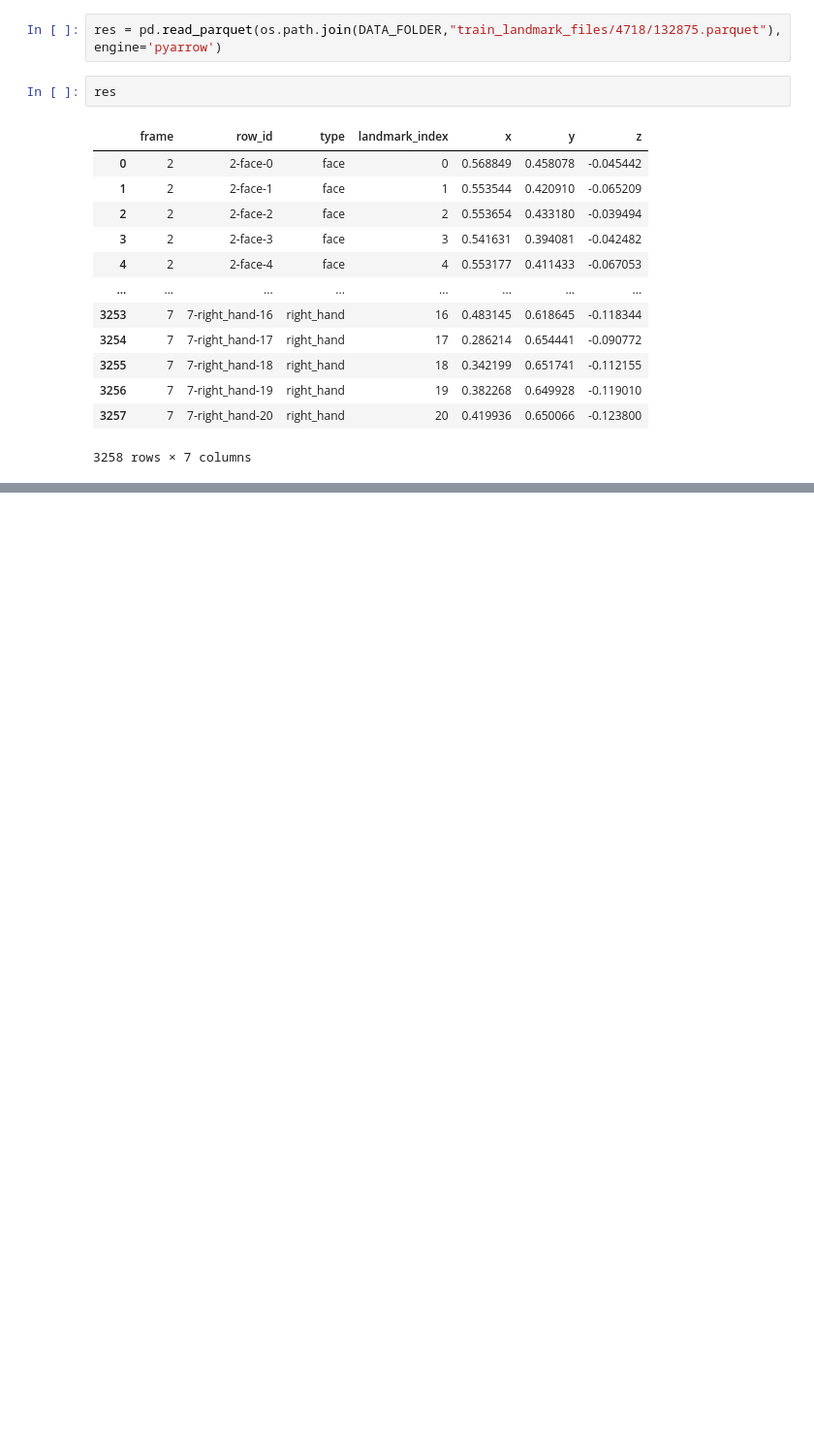
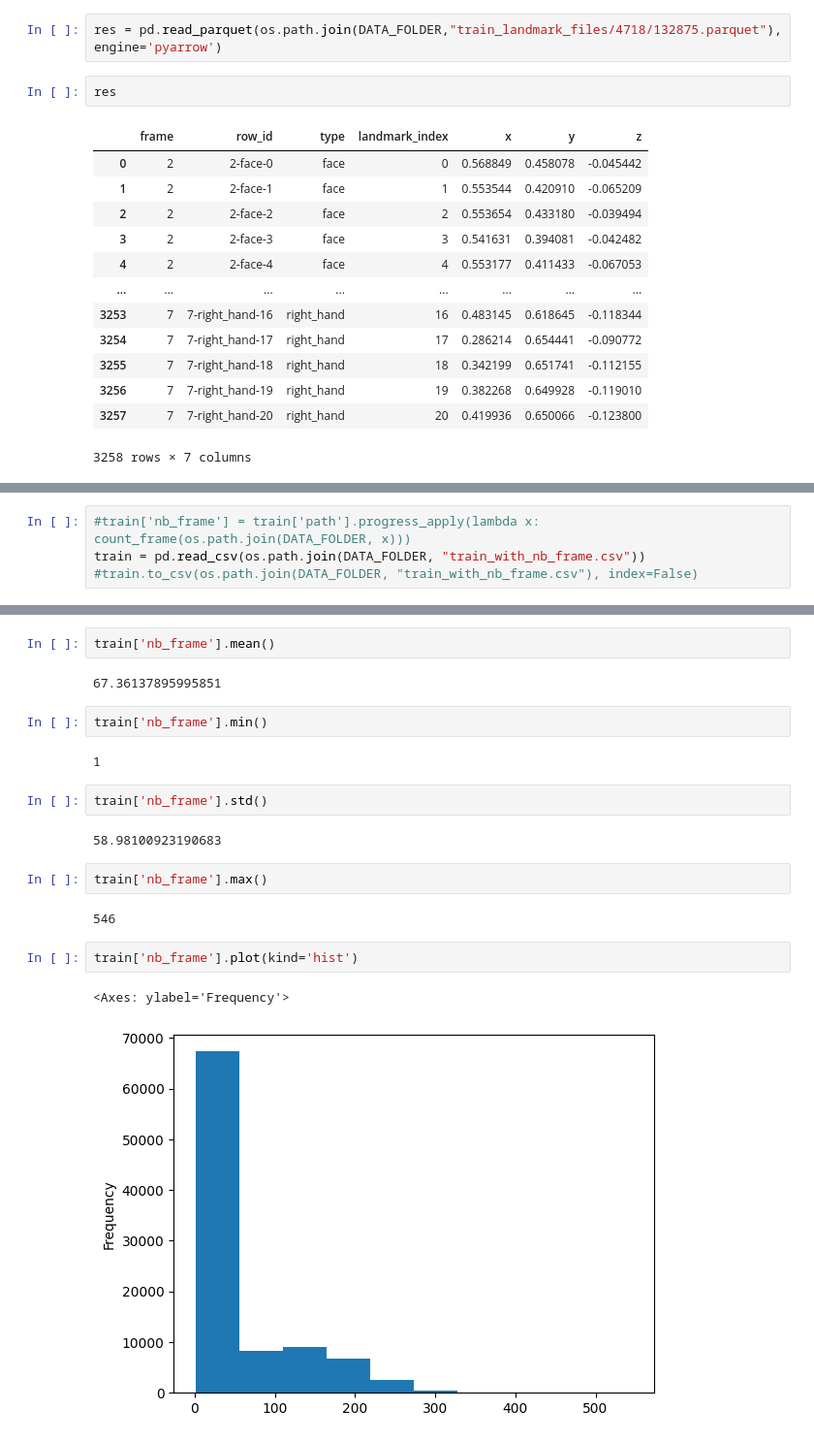
Before and after one commit to Mr-Aylex/sign-lang-classification, a Jupyter notebook: discover_data.ipynb, the cells around one changed output, grey strips where cells are left out. Shown: that part at 97% size. Drawn from its saved outputs; the diff is of its cells as text; blank space fills up the shorter version.

```diff
--- a/discover_data.ipynb
+++ b/discover_data.ipynb
@@ -41,0 +82,4 @@ pd.read_csv(os.path.join(DATA_FOLDER,"train.csv"))
+# %%
+#train['nb_frame'] = train['path'].progress_apply(lambda x: count_frame(os.path.join(DATA_FOLDER, x)))
+train = pd.read_csv(os.path.join(DATA_FOLDER, "train_with_nb_frame.csv"))
+#train.to_csv(os.path.join(DATA_FOLDER, "train_with_nb_frame.csv"), index=False)
@@ -41,0 +101,21 @@ pd.read_csv(os.path.join(DATA_FOLDER,"train.csv"))
+# %%
+train['nb_frame'].mean()
+# %% [output]
+67.36137895995851
+# %%
+train['nb_frame'].min()
+# %% [output]
+1
+# %%
+train['nb_frame'].std()
+# %% [output]
+58.98100923190683
+# %%
+train['nb_frame'].max()
+# %% [output]
+546
+# %%
+train['nb_frame'].plot(kind='hist')
+# %% [output]
+<Axes: ylabel='Frequency'>
+[figure, added]
```
Also changed, not shown: parts of 12 cells of this notebook, 2 other files.
